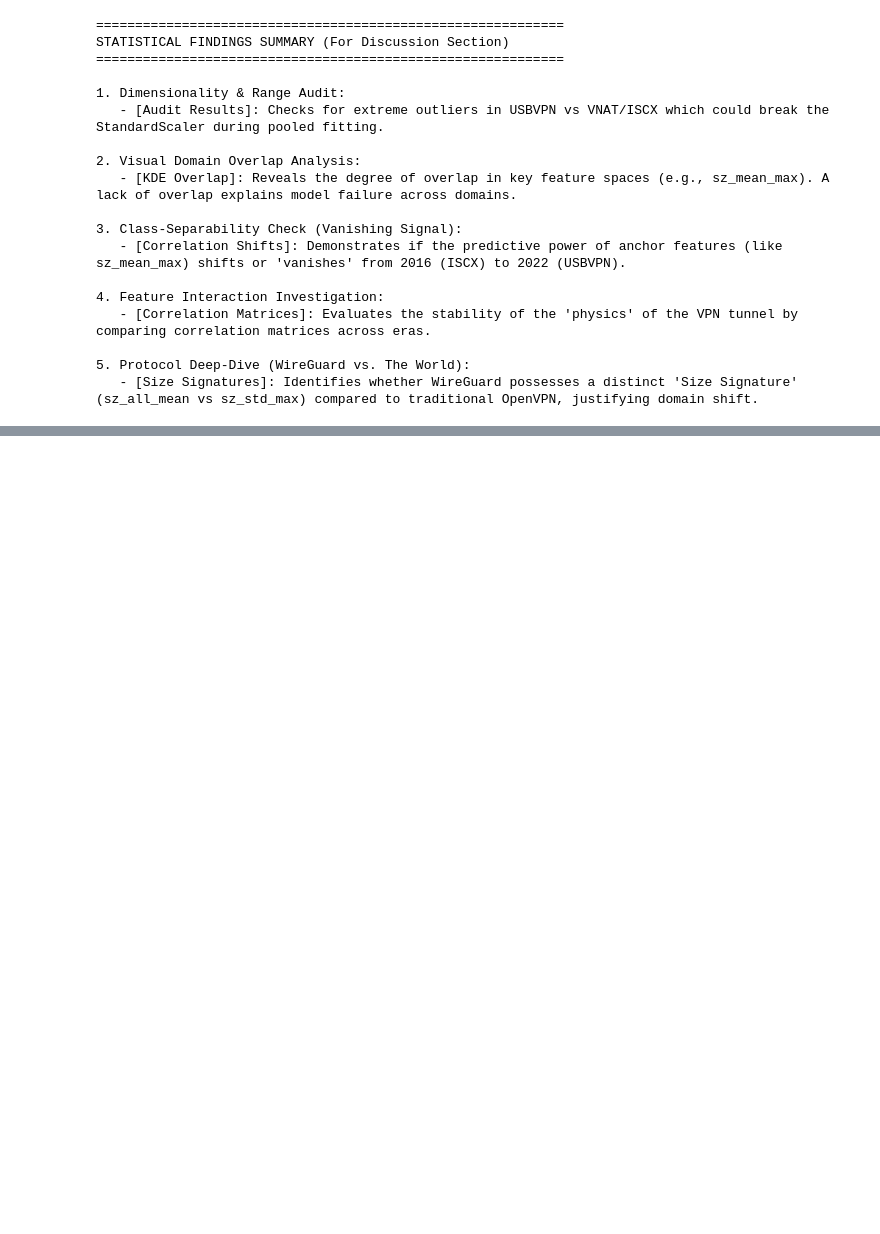
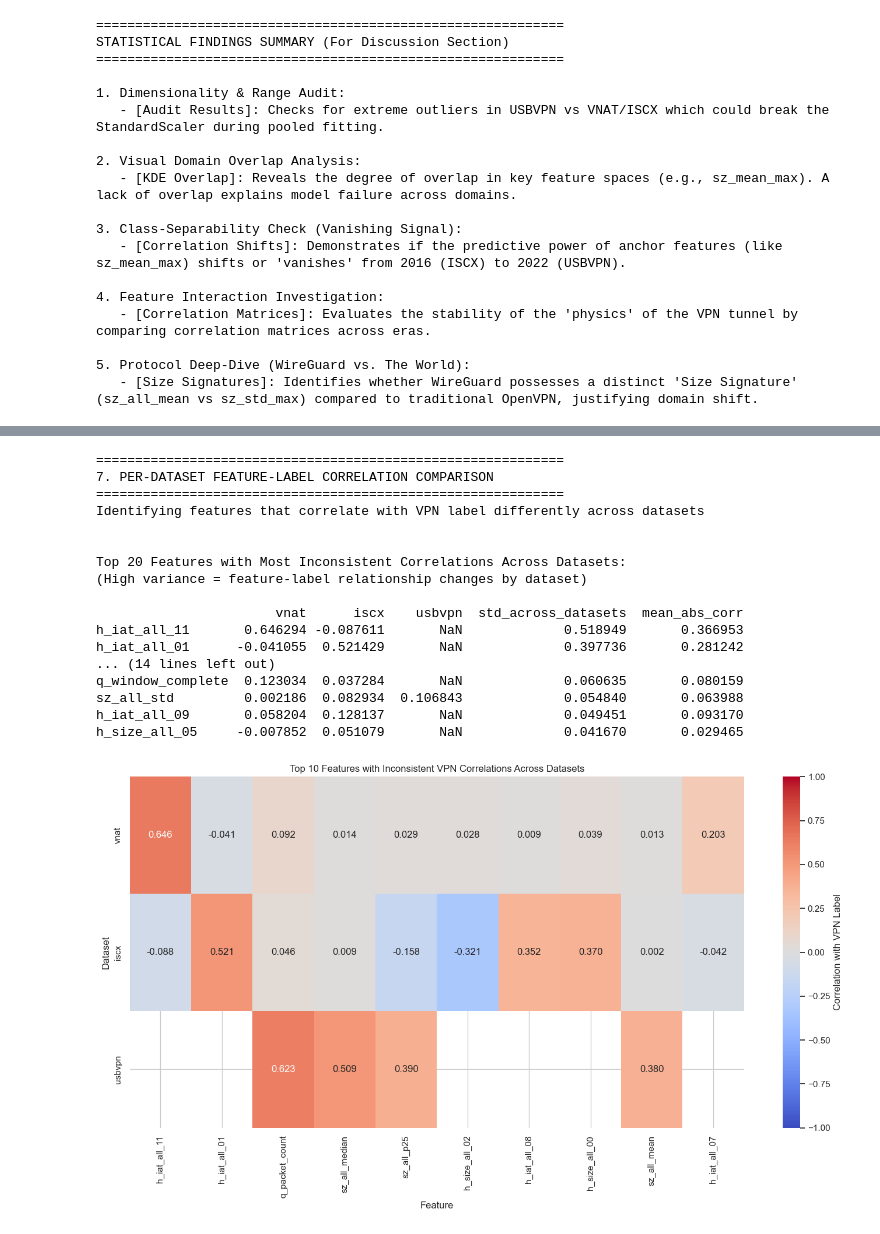
Before and after one commit to MalinaDumitrescu/ai-vpn-firewall, a Jupyter notebook: notebooks/17_dataset_audit.ipynb, the cells around one changed output, grey strips where cells are left out. Cells and saved outputs as stored; diff of their text form; code cells hidden in the pictures; blank space fills up the shorter version.

```diff
--- a/notebooks/17_dataset_audit.ipynb
+++ b/notebooks/17_dataset_audit.ipynb
@@ -585,0 +869,77 @@ STATISTICAL FINDINGS SUMMARY (For Discussion Section)
+# %%
+print("\n" + "="*60)
+print("7. PER-DATASET FEATURE-LABEL CORRELATION COMPARISON")
+print("="*60)
+print("Identifying features that correlate with VPN label differently across datasets\n")
+
+# Calculate correlation with label for each dataset
+correlation_comparison = pd.DataFrame()
+
+for dataset in forensic_df['dataset'].unique():
+    ds_data = forensic_df[forensic_df['dataset'] == dataset].copy()
+
+    # Check if both classes exist
+    if len(ds_data['label'].unique()) < 2:
+        print(f"Skipping {dataset}: only one class present")
+        continue
+
+    # Calculate correlations
+    ds_features = ds_data[valid_features + ['label']].copy()
+
+    # Only keep features with variance
+    feature_stds = ds_features.std()
+    valid_ds_features = feature_stds[feature_stds > 0].index.tolist()
+    valid_ds_features = [f for f in valid_ds_features if f != 'label']
+
+    if valid_ds_features:
+        corrs = ds_features[valid_ds_features].corrwith(ds_features['label'])
+        correlation_comparison[dataset] = corrs
+
+# Add column for correlation variance across datasets
+if not correlation_comparison.empty:
+    correlation_comparison['std_across_datasets'] = correlation_comparison.std(axis=1)
+    correlation_comparison['mean_abs_corr'] = correlation_comparison.iloc[:, :-1].abs().mean(axis=1)
+
+    # Sort by variance - features with high variance are dataset-specific
+    correlation_comparison_sorted = correlation_comparison.sort_values('std_across_datasets', ascending=False)
+
+    print("\nTop 20 Features with Most Inconsistent Correlations Across Datasets:")
+    print("(High variance = feature-label relationship changes by dataset)\n")
+    print(correlation_comparison_sorted.head(20).to_string())
+
+    # Visualize top 10
+    top_10_inconsistent = correlation_comparison_sorted.head(10)
+
+    plt.figure(figsize=(14, 8))
+    top_10_data = top_10_inconsistent.iloc[:, :-2]  # Exclude std and mean columns
+    sns.heatmap(top_10_data.T, annot=True, fmt='.3f', cmap='coolwarm', center=0,
+                vmin=-1, vmax=1, cbar_kws={'label': 'Correlation with VPN Label'})
+    plt.title('Top 10 Features with Inconsistent VPN Correlations Across Datasets')
+    plt.xlabel('Feature')
+    plt.ylabel('Dataset')
+    plt.tight_layout()
+    plt.show()
+
+    print("\n⚠️  INSIGHTS:")
+    print("  - Features with high correlation variance are unreliable across domains")
+    print("  - These features may work well within one dataset but fail to generalize")
+    print("  - Consider focusing on features with LOW variance and HIGH mean correlation")
+# %% [output]
+============================================================
+7. PER-DATASET FEATURE-LABEL CORRELATION COMPARISON
+============================================================
+Identifying features that correlate with VPN label differently across datasets
+
+
+Top 20 Features with Most Inconsistent Correlations Across Datasets:
+(High variance = feature-label relationship changes by dataset)
+
+                       vnat      iscx    usbvpn  std_across_datasets  mean_abs_corr
+h_iat_all_11       0.646294 -0.087611       NaN             0.518949       0.366953
+h_iat_all_01      -0.041055  0.521429       NaN             0.397736       0.281242
+... (14 lines left out)
+q_window_complete  0.123034  0.037284       NaN             0.060635       0.080159
+sz_all_std         0.002186  0.082934  0.106843             0.054840       0.063988
+h_iat_all_09       0.058204  0.128137       NaN             0.049451       0.093170
+h_size_all_05     -0.007852  0.051079       NaN             0.041670       0.029465
+[figure, added]
```
Also changed, not shown: parts of 12 cells of this notebook, 7 other files.
